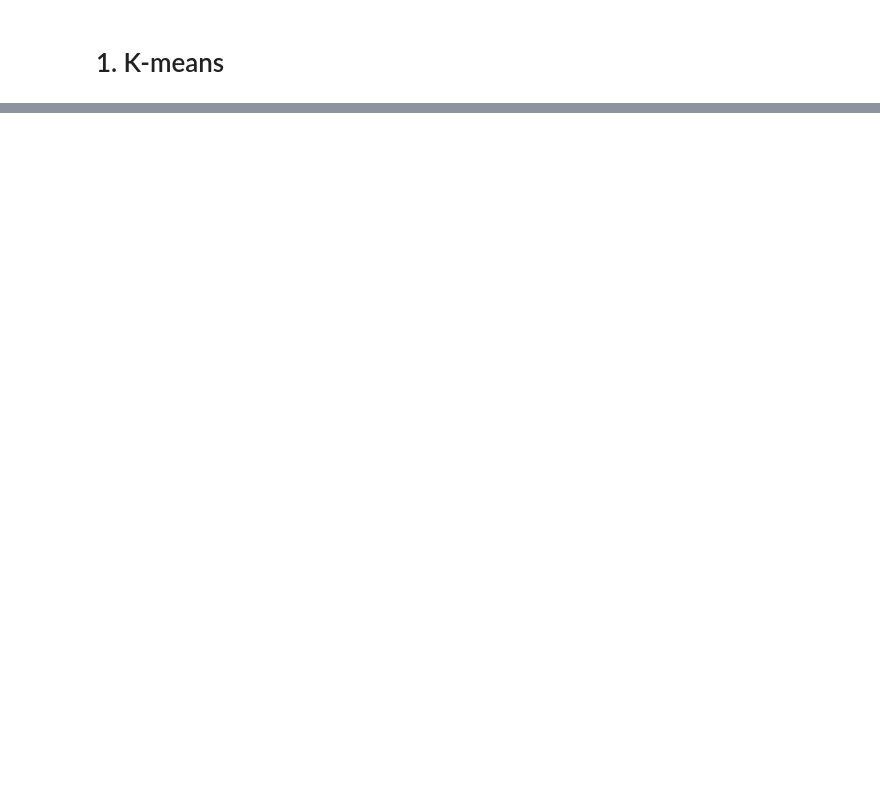
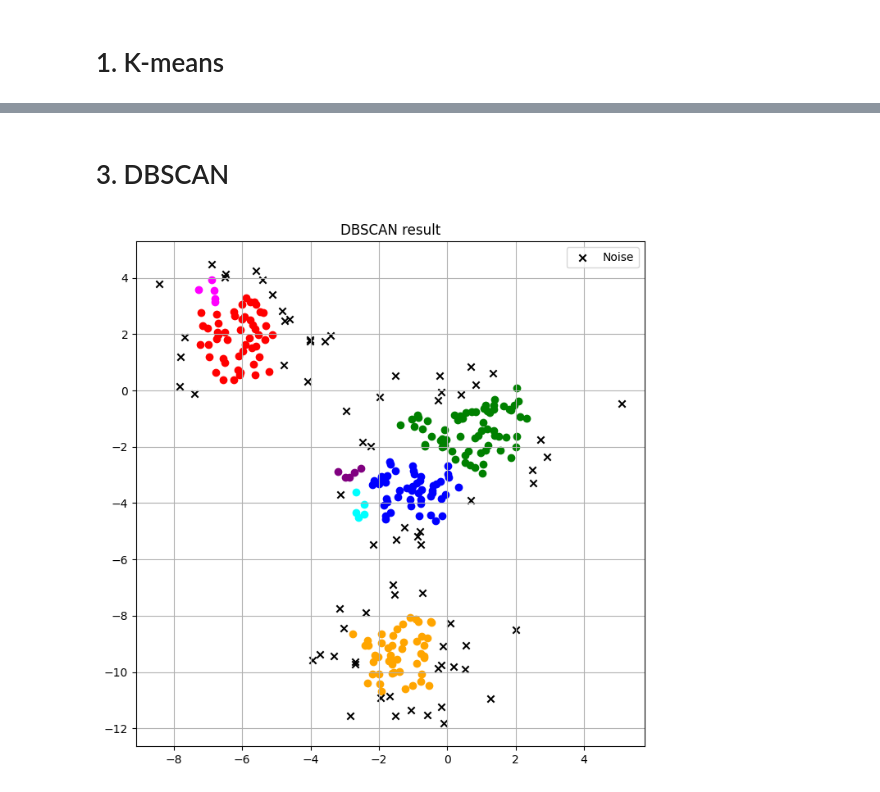
Before and after one commit to ram333n/data-mining-actual-problems, a Jupyter notebook: Lab_2/clustering.ipynb, the cells around one changed output, grey strips where cells are left out. Cells and saved outputs as stored; diff of their text form; code cells hidden in the pictures; blank space fills up the shorter version.

```diff
--- a/Lab_2/clustering.ipynb
+++ b/Lab_2/clustering.ipynb
@@ -20,0 +36,12 @@ PlotUtils.plot("K-means result", X, clusters, kmeans.centroids)
+# %% [markdown]
+# 3. DBSCAN
+# %%
+X, _ = make_blobs(n_samples=300, centers=4, random_state=2)
+dbscan = DBSCAN()
+
+dbscan.fit(X)
+clusters = dbscan.labels
+
+PlotUtils.plot_dbscan("DBSCAN result", X, clusters)
+# %% [output]
+[figure, added]
```
Also changed, not shown: parts of 9 cells of this notebook, 1 other file.
